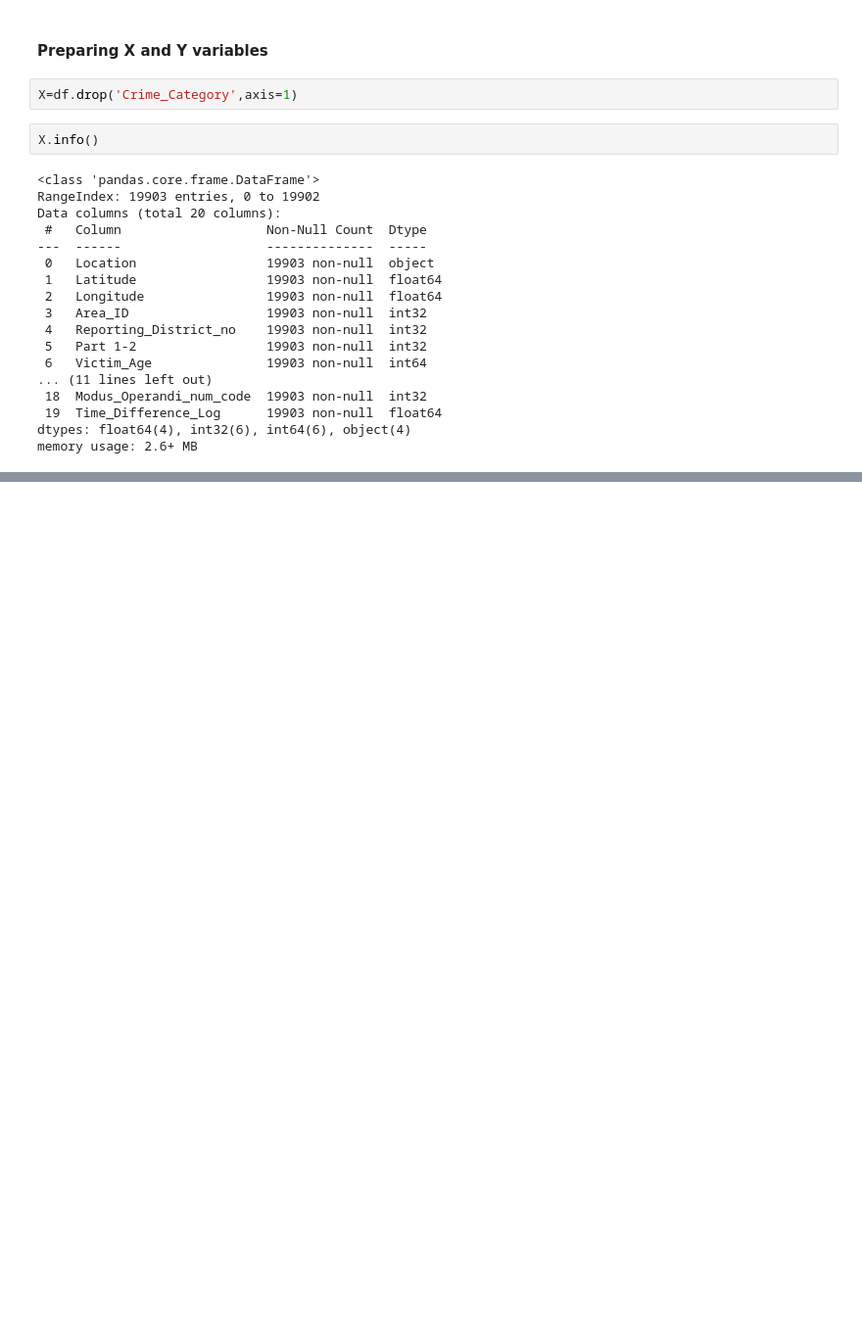
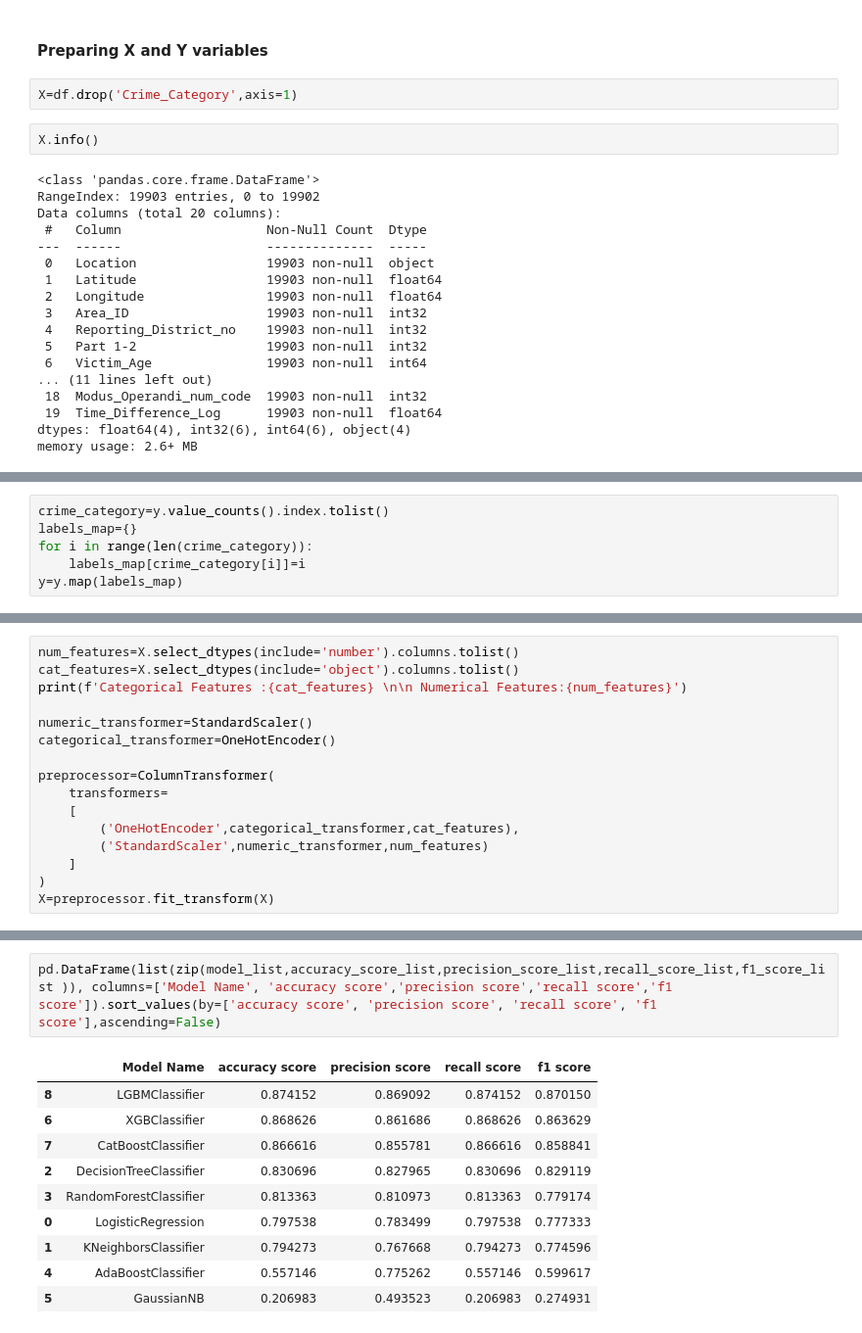
Before and after one commit to imran-nazir0011/CrimeCast-Forecasting-Crime-Categories, a Jupyter notebook: notebook/model training.ipynb, the cells around one changed output, grey strips where cells are left out. Shown at 98% size. Cells and saved outputs as stored; diff of their text form; blank space fills up the shorter version.

```diff
--- a/notebook/model training.ipynb
+++ b/notebook/model training.ipynb
@@ -93,0 +112,6 @@ memory usage: 2.6+ MB
+# %%
+crime_category=y.value_counts().index.tolist()
+labels_map={}
+for i in range(len(crime_category)):
+    labels_map[crime_category[i]]=i
+y=y.map(labels_map)
@@ -93,0 +127,16 @@ memory usage: 2.6+ MB
+# %%
+num_features=X.select_dtypes(include='number').columns.tolist()
+cat_features=X.select_dtypes(include='object').columns.tolist()
+print(f'Categorical Features :{cat_features} \n\n Numerical Features:{num_features}')
+
+numeric_transformer=StandardScaler()
+categorical_transformer=OneHotEncoder()
+
+preprocessor=ColumnTransformer(
+    transformers=
+    [
+        ('OneHotEncoder',categorical_transformer,cat_features),
+        ('StandardScaler',numeric_transformer,num_features)
+    ]
+)
+X=preprocessor.fit_transform(X)
@@ -93,0 +255,13 @@ memory usage: 2.6+ MB
+# %%
+pd.DataFrame(list(zip(model_list,accuracy_score_list,precision_score_list,recall_score_list,f1_score_list )), columns=['Model Name', 'accuracy score','precision score','recall score','f1 score']).sort_values(by=['accuracy score', 'precision score', 'recall score', 'f1 score'],ascending=False)
+# %% [output]
+|  | Model Name | accuracy score | precision score | recall score | f1 score |
+| 8 | LGBMClassifier | 0.874152 | 0.869092 | 0.874152 | 0.870150 |
+| 6 | XGBClassifier | 0.868626 | 0.861686 | 0.868626 | 0.863629 |
+| 7 | CatBoostClassifier | 0.866616 | 0.855781 | 0.866616 | 0.858841 |
+| 2 | DecisionTreeClassifier | 0.830696 | 0.827965 | 0.830696 | 0.829119 |
+| 3 | RandomForestClassifier | 0.813363 | 0.810973 | 0.813363 | 0.779174 |
+| 0 | LogisticRegression | 0.797538 | 0.783499 | 0.797538 | 0.777333 |
+| 1 | KNeighborsClassifier | 0.794273 | 0.767668 | 0.794273 | 0.774596 |
+| 4 | AdaBoostClassifier | 0.557146 | 0.775262 | 0.557146 | 0.599617 |
+| 5 | GaussianNB | 0.206983 | 0.493523 | 0.206983 | 0.274931 |
```
Also changed, not shown: parts of 14 cells of this notebook, 4 other files.
